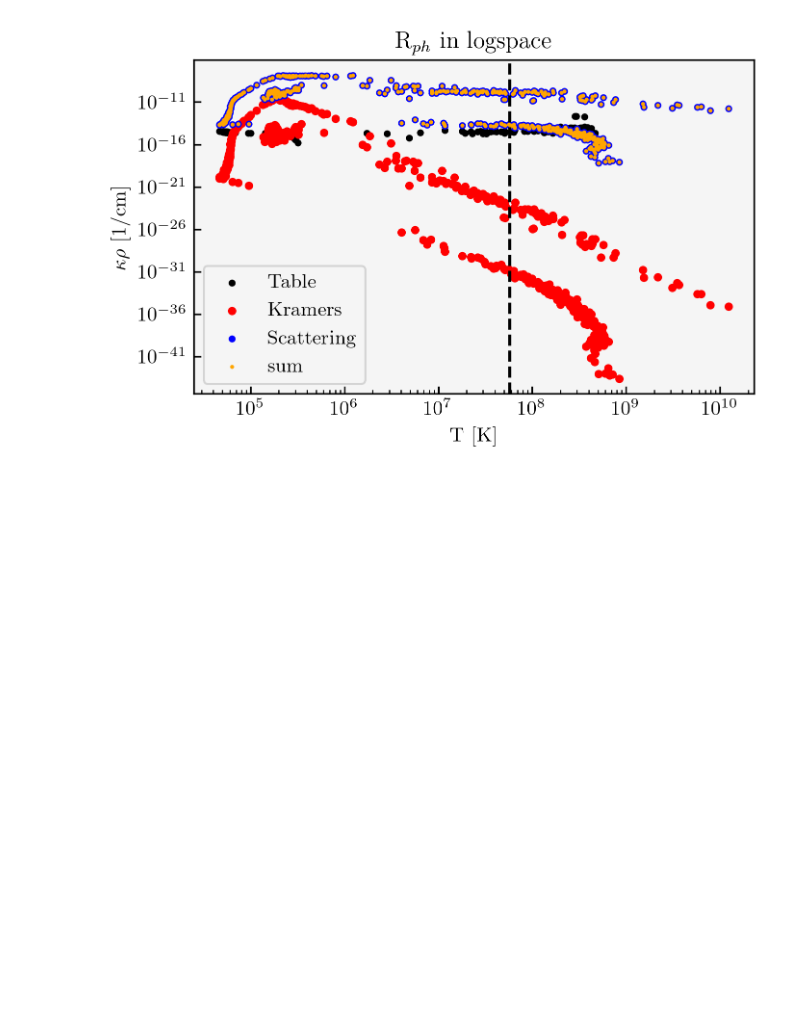
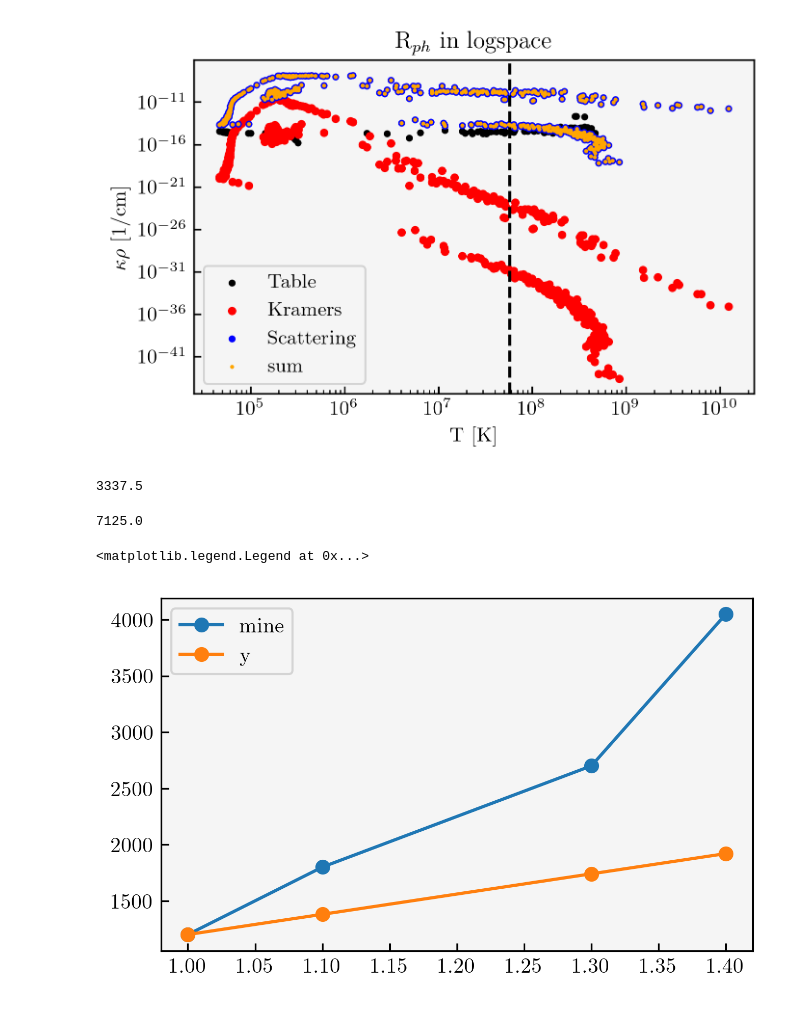
Before and after one commit to KKilmetis8/tde_comparison, a Jupyter notebook: LOG_test_photo.ipynb, the cells around one changed output. Cells and saved outputs as stored; diff of their text form; code cells hidden in the pictures; blank space fills up the shorter version.

```diff
--- a/LOG_test_photo.ipynb
+++ b/LOG_test_photo.ipynb
@@ -63,3 +63,22 @@ plt.savefig('Final plot/photosphere_comparison_log.png')
 plt.show()
 # %% [output]
 [figure]
+# %%
+print(y[2])
+# %% [output]
+3337.5
+# %%
+print(2850/0.4)
+# %% [output]
+7125.0
+# %%
+days = np.array([1,1.1,1.3,1.4])
+nums = [1200, 1800, 2700, 4050]
+#y = 2850*(days-1)/0.4 + 1200
+y = 1200 * (1 + 1.5*(days-1))
+plt.plot(days, nums, '-o', label = 'mine')
+plt.plot(days, y, '-o', label = 'y')
+plt.legend()
+# %% [output]
+<matplotlib.legend.Legend at 0x...>
+[figure, added]
```
Also changed, not shown: 9 other files.
